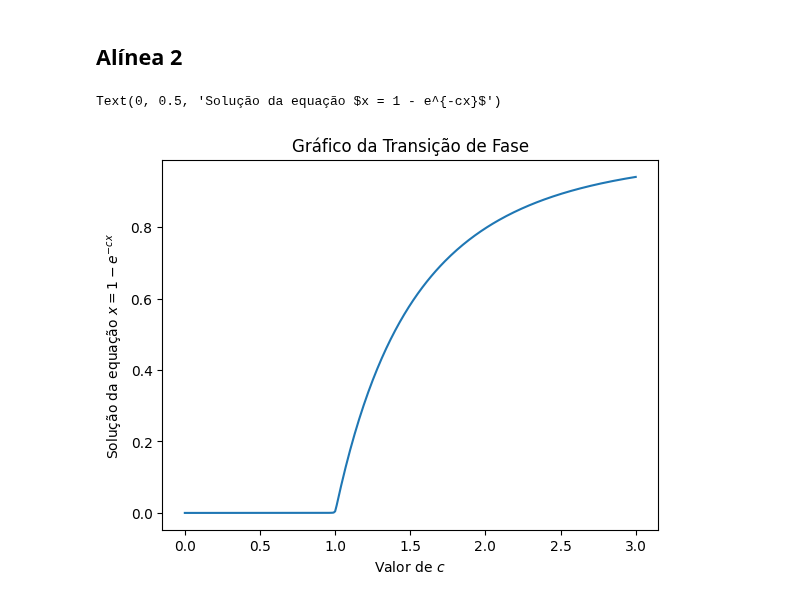
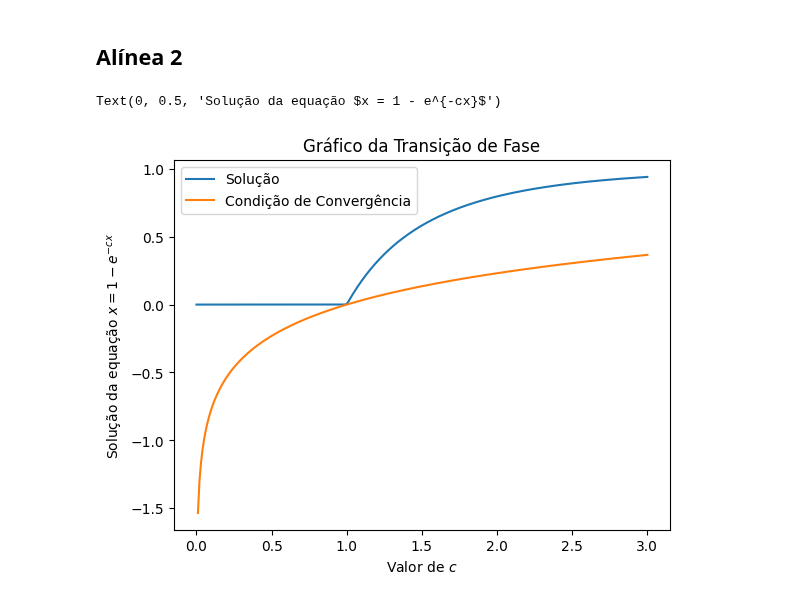
Before and after one commit to guilhermebaos/Aulas-Uni, a Jupyter notebook: Física Computacional/PLs/05-Equações/10-Relaxação.ipynb, the cells around one changed output. Saved outputs shown, nothing was run; the diff lists cells and outputs as text; code cells hidden in the pictures.

```diff
--- a/Física Computacional/PLs/05-Equações/10-Relaxação.ipynb
+++ b/Física Computacional/PLs/05-Equações/10-Relaxação.ipynb
@@ -68,22 +68,24 @@ print(relax(f))
 # %%
 # Parâmetros
 start = 0
 end = 3
 step = 0.01
 
 N = int((end - start) / step) + 1
 
 # Equação para todos os c
 xx = []
 cc = np.linspace(start, end, N)
 for c in cc:
     xx += [relax(problema(c))]
 
 # Representar graficamente as soluções
-plt.plot(cc, xx)
+plt.plot(cc, xx, label="Solução")
+plt.plot(cc, np.log(cc)/c, label="Condição de Convergência")
+plt.legend()
 plt.title("Gráfico da Transição de Fase")
 plt.xlabel("Valor de $c$")
 plt.ylabel("Solução da equação $x = 1 - e^{-cx}$")
 # %% [output]
 Text(0, 0.5, 'Solução da equação $x = 1 - e^{-cx}$')
-[figure, old version]
+[figure, new version]
```
Also changed, not shown: 3 other files.
